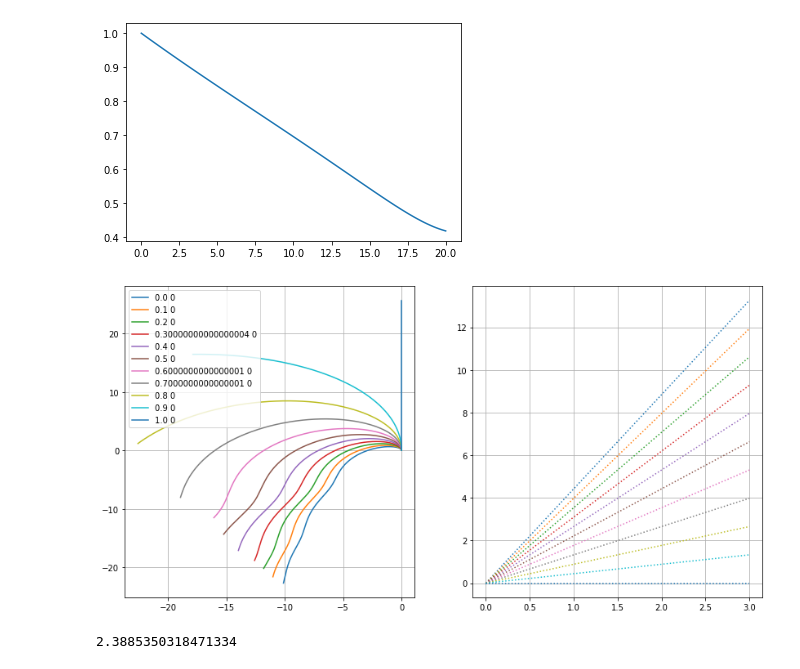
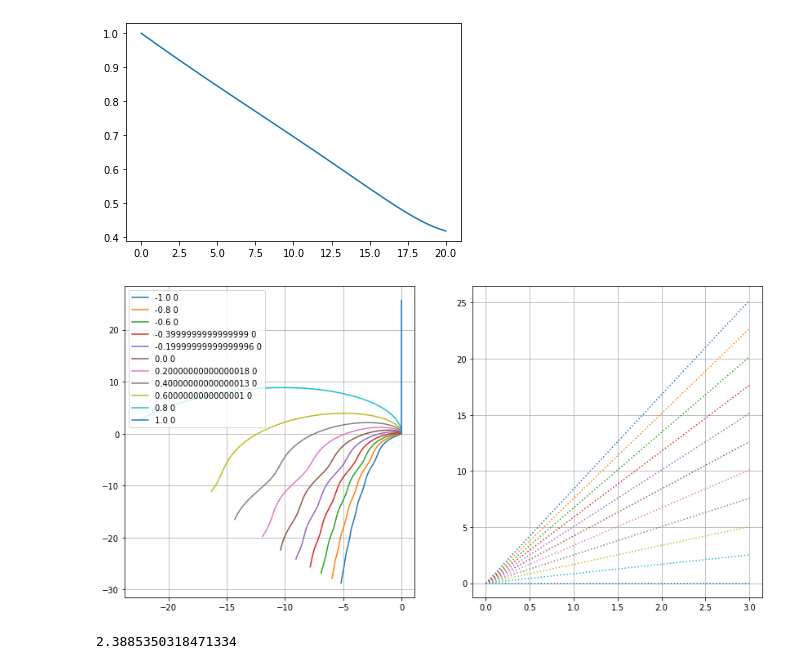
Before and after one commit to TovarnovM/neuro_missile, a Jupyter notebook: src/drone.ipynb, the cells around one changed output. Drawn from its saved outputs; the diff is of its cells as text; code cells hidden in the pictures.

```diff
--- a/src/drone.ipynb
+++ b/src/drone.ipynb
@@ -32,6 +32,7 @@ from easyvec import Vec2
 def get_zz(F1, F2):
 
     drone = Drone2d.get_DJI()
+    drone.mu_omega = 1.0
     d = drone.to_dict()
     d['alpha'] = 0 * 3.14/180
     drone.from_dict(d)
@@ -44,23 +45,23 @@ def get_zz(F1, F2):
     return dcts
 # %%
 fig, (ax1, ax2) = plt.subplots(1,2, figsize=(14,7))
-for F1 in np.linspace(0,1,11):
+for F1 in np.linspace(-1,1,11):
     dcts = get_zz(F1, 1)
     xs = [d['pos'].x for d in dcts]
     ys = [d['pos'].y for d in dcts]
     ax1.plot(xs, ys, label=f'{F1} 0')
 
     ts = [d['t'] for d in dcts]
     ass = [d['alpha'] for d in dcts]
     oms = [d['omega'] for d in dcts]
 #     ax2.plot(ts, ass, label=f'alpha {F1}')
     ax2.plot(ts, oms, ls=':', label=f'omegas {F1}')
 ax1.legend()
 ax1.grid()
 ax2.grid()
 plt.show()
 # %% [output]
-[figure, old version]
+[figure, new version]
 # %%
 15/3.14/2
 # %% [output]
```
Also changed, not shown: parts of 9 cells of this notebook, 6 other files.
